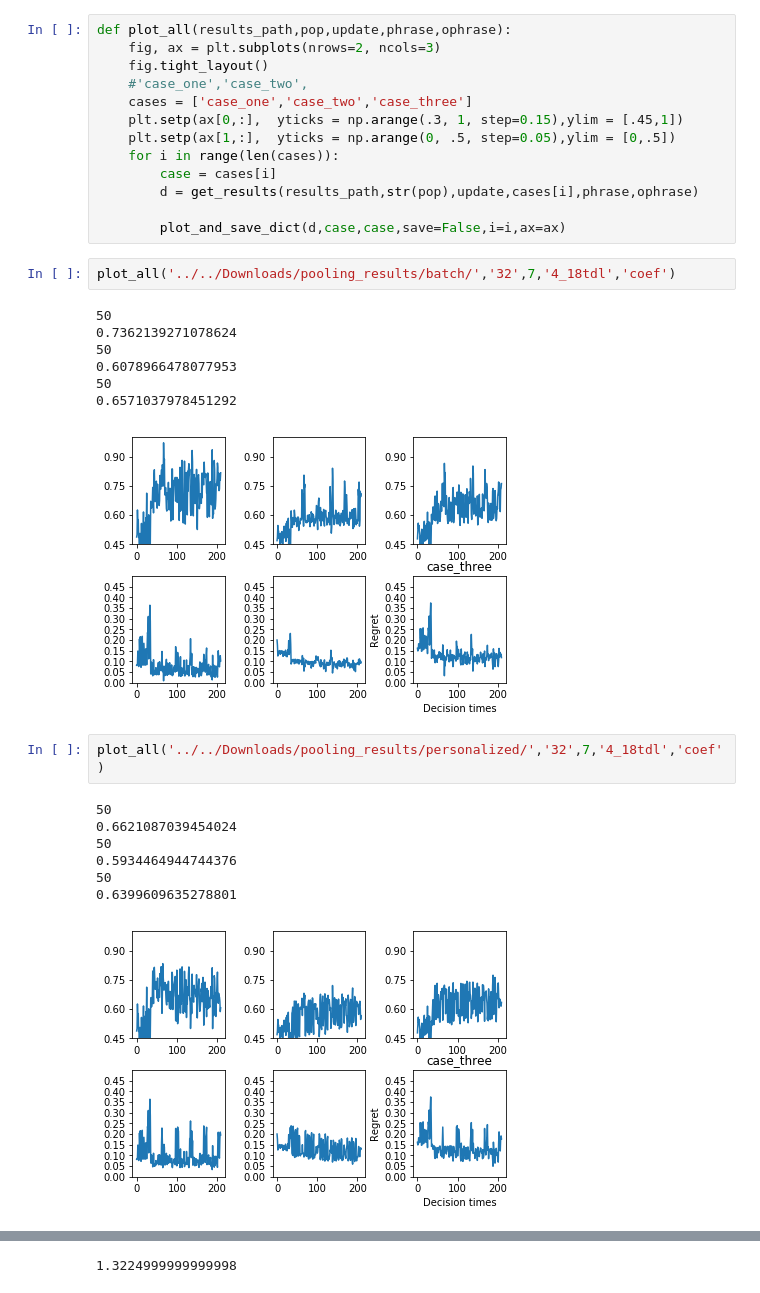
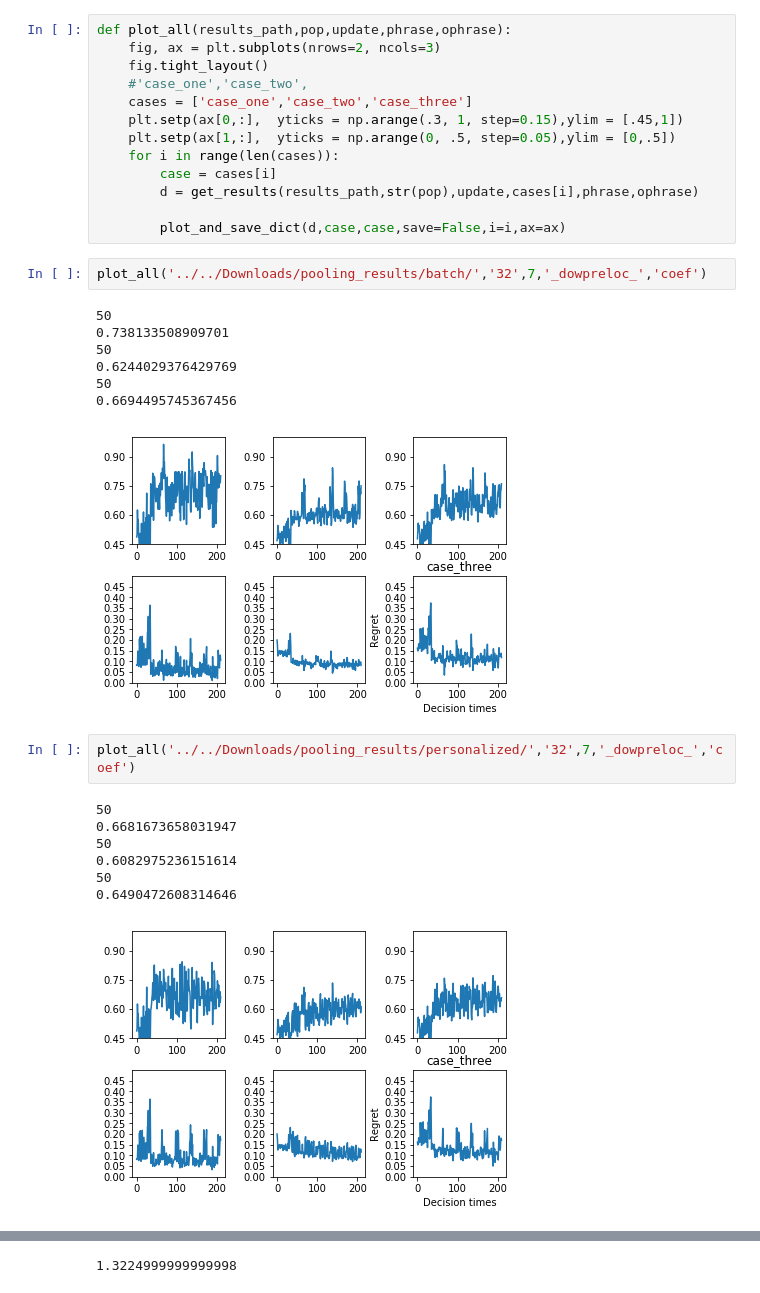
Before and after one commit to StatisticalReinforcementLearningLab/pooling_rl, a Jupyter notebook: evaluation/plot_all.ipynb, the cells around one changed output, grey strips where cells are left out. Drawn from its saved outputs; the diff is of its cells as text.

```diff
--- a/evaluation/plot_all.ipynb
+++ b/evaluation/plot_all.ipynb
@@ -105,22 +105,22 @@ def plot_all(results_path,pop,update,phrase,ophrase):
 
         plot_and_save_dict(d,case,case,save=False,i=i,ax=ax)
 # %%
-plot_all('../../Downloads/pooling_results/batch/','32',7,'4_18tdl','coef')
+plot_all('../../Downloads/pooling_results/batch/','32',7,'_dowpreloc_','coef')
 # %% [output]
 50
-0.7362139271078624
+0.738133508909701
 50
-0.6078966478077953
+0.6244029376429769
 50
-0.6571037978451292
+0.6694495745367456
-[figure, old version]
+[figure, new version]
 # %%
-plot_all('../../Downloads/pooling_results/personalized/','32',7,'4_18tdl','coef')
+plot_all('../../Downloads/pooling_results/personalized/','32',7,'_dowpreloc_','coef')
 # %% [output]
 50
-0.6621087039454024
+0.6681673658031947
 50
-0.5934464944744376
+0.6082975236151614
 50
-0.6399609635278801
+0.6490472608314646
-[figure, old version]
+[figure, new version]
```
Also changed, not shown: parts of 6 cells of this notebook, 1 other file.
